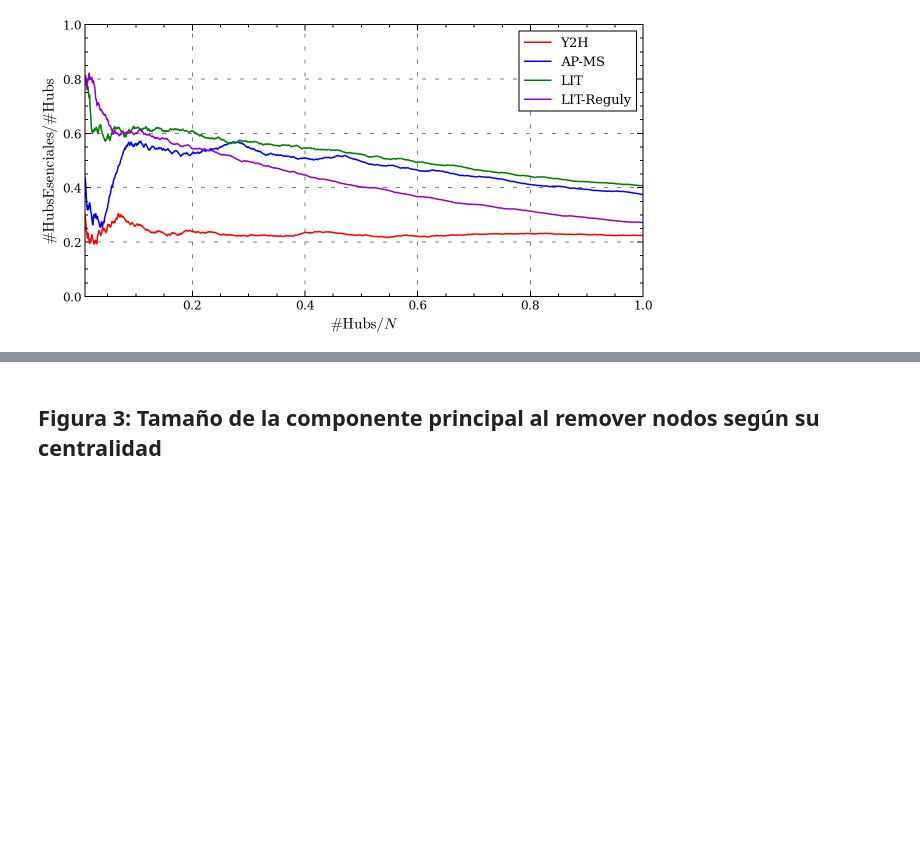
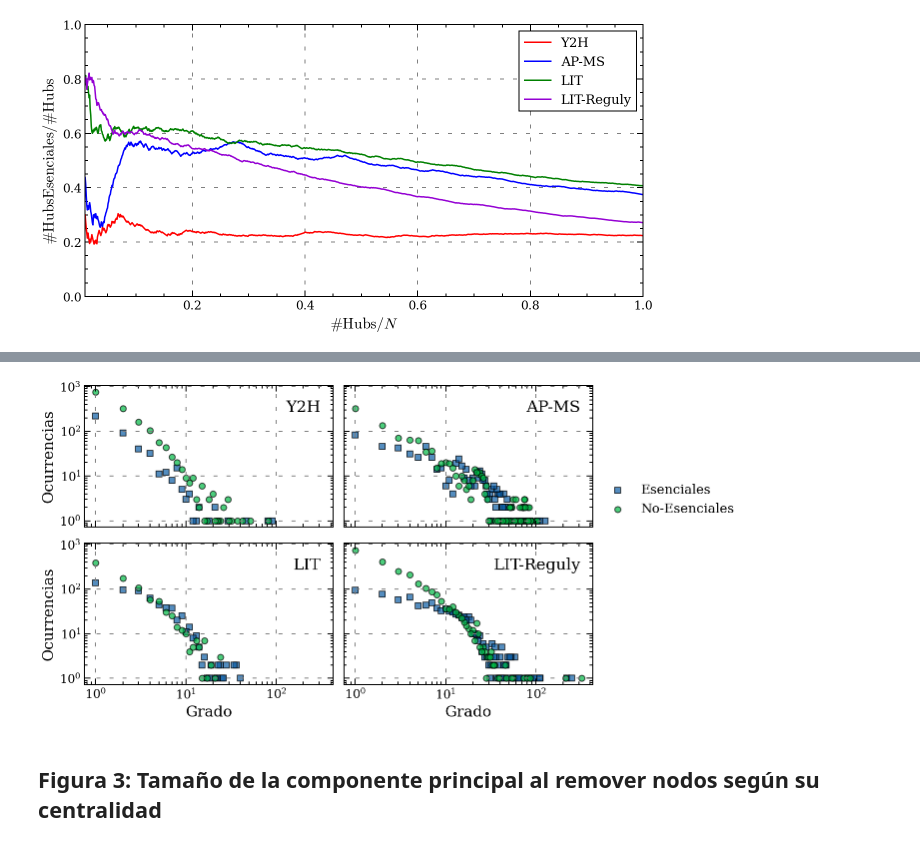
Before and after one commit to facundojgarcia02/CoNet, a Jupyter notebook: TP3/TP3 copy Facu.ipynb, the cells around one changed output, grey strips where cells are left out. Cells and saved outputs as stored; diff of their text form; code cells hidden in the pictures; blank space fills up the shorter version.

```diff
--- a/TP3/TP3 copy Facu.ipynb
+++ b/TP3/TP3 copy Facu.ipynb
@@ -653,3 +643,35 @@ plt.show()
+# %%
+fig, axs = plt.subplots(2, 2, figsize = (10, 5), sharex=True, sharey=True, tight_layout=True)
+for (net_name, graph_net), ax in zip(nets.items(), axs.flatten()):
+    nodes_in_net = list(graph_net.nodes())
+    degrees_net = dict(graph_net.degree())
+    ess_nodes_in_net = [n for n in nodes_in_net if n in ess_names]
+    non_ess_nodes_in_net = [n for n in nodes_in_net if n not in ess_names]
+
+    ess_degree = [degrees_net[k] for k in ess_nodes_in_net]
+    ess_degree_dist = Counter(ess_degree)
+
+    non_ess_degree = [degrees_net[k] for k in non_ess_nodes_in_net]
+    non_ess_degree_dist = Counter(non_ess_degree)
+
+    ax.scatter(ess_degree_dist.keys(), np.array(list(ess_degree_dist.values())),
+            marker='s', ec="black", alpha=0.7, label='Esenciales')
+    ax.scatter(non_ess_degree_dist.keys(), np.array(list(non_ess_degree_dist.values())),
+            marker='o', ec="black", alpha=0.7, label="No-Esenciales")
+    ax.set_xscale("log")
+    ax.set_yscale("log")
+    ax.text(0.95, 0.9, net_name, ha='right', va='top', transform=ax.transAxes, fontsize=16)
+
+axs[1, 0].set_xlabel("Grado")
+axs[1, 1].set_xlabel("Grado")
+axs[0, 0].set_ylabel("Ocurrencias")
+axs[1, 0].set_ylabel("Ocurrencias")
+axs[0, 1].legend(bbox_to_anchor=(1, 0.), loc="lower left", frameon=False)
+
+plt.savefig("dist grado esenciales.png", dpi=300)
+plt.show()
+# %% [output]
+[figure, added]
 # %% [markdown]
 ## Figura 3: Tamaño de la componente principal al remover nodos según su centralidad
 # %%
```
Also changed, not shown: parts of 1 cell of this notebook, 2 other files.
